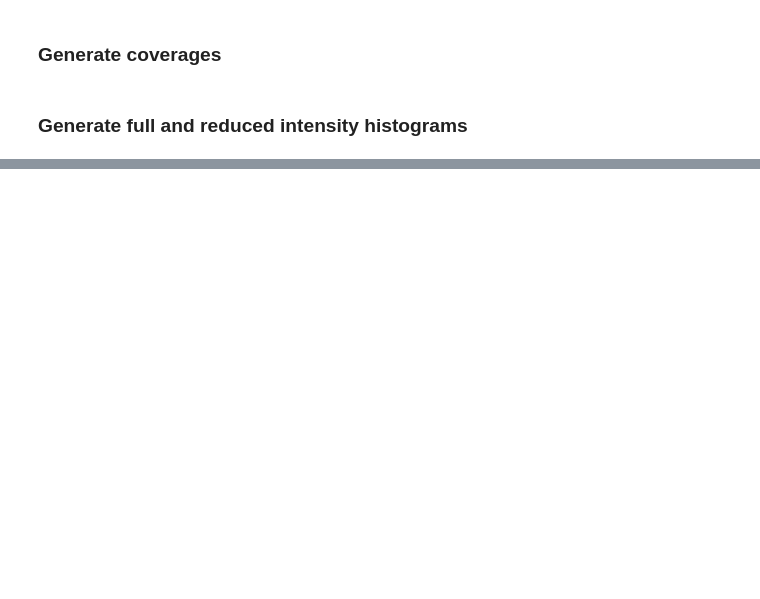
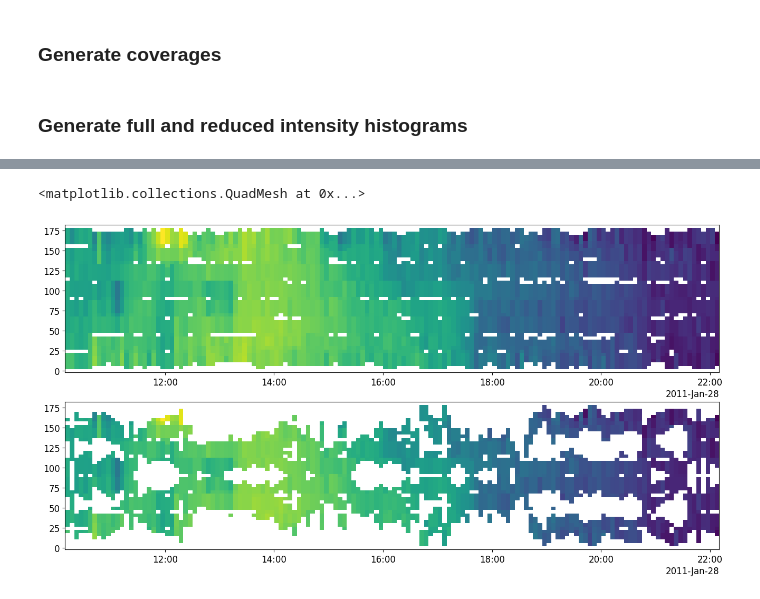
Before and after one commit to ojsant/gradu, a Jupyter notebook: preprocessing.ipynb, the cells around one changed output, grey strips where cells are left out. Saved outputs shown, nothing was run; the diff lists cells and outputs as text; code cells hidden in the pictures; blank space fills up the shorter version.

```diff
--- a/preprocessing.ipynb
+++ b/preprocessing.ipynb
@@ -128,3 +163,8 @@ for index, data in df_.iterrows():
-# %%
-for i, hist in enumerate(hists):
-    np.save(f"hists/hist{i+77}.npy", hist, allow_pickle=False)
+# %%
+fig, axs = plt.subplots(nrows=2, figsize=(16,8))
+
+axs[0].pcolormesh(X, Y, hist, norm=LogNorm())
+axs[1].pcolormesh(X, Y, reduced_hist, norm=LogNorm())
+# %% [output]
+<matplotlib.collections.QuadMesh at 0x...>
+[figure, added]
```
Also changed, not shown: parts of 3 cells of this notebook, 5 other files.
